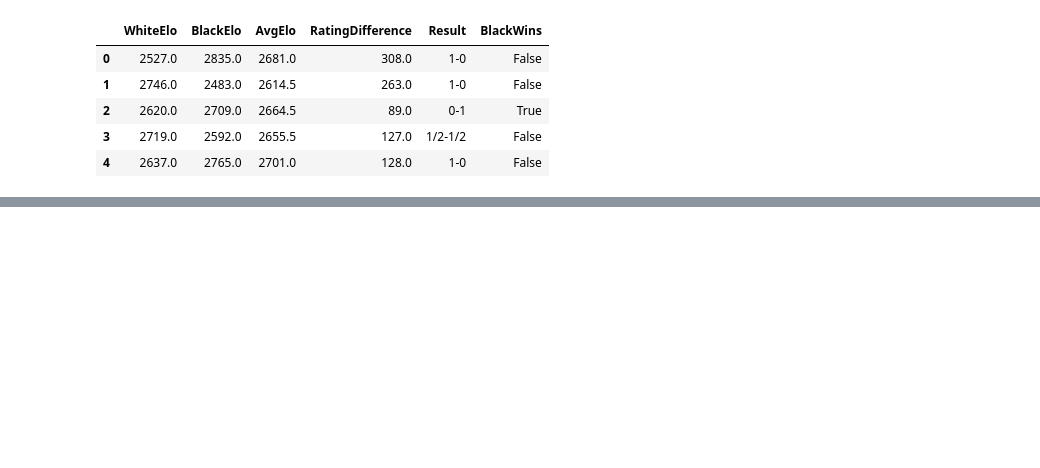
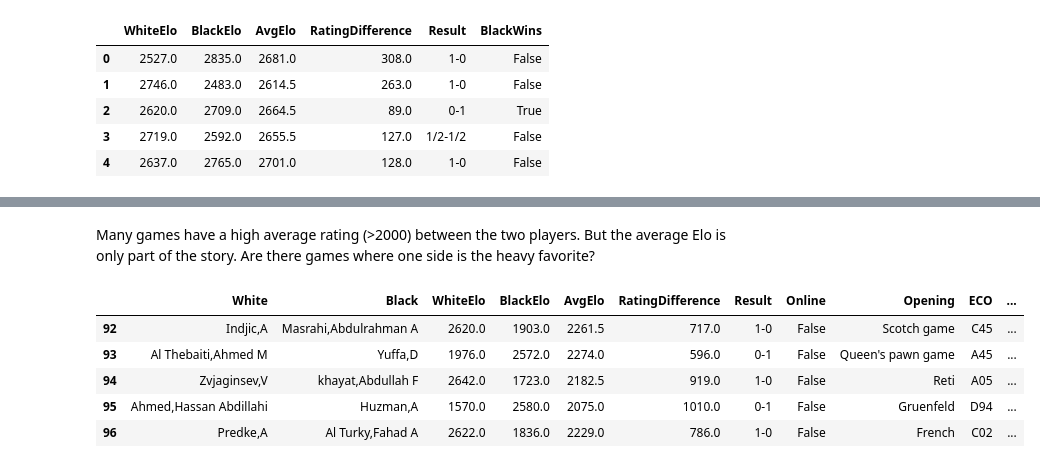
Before and after one commit to ameya932/Black-Chess-Openings-Analysis, a Jupyter notebook: Black_Openings_Chess.ipynb, the cells around one changed output, grey strips where cells are left out. Cells and saved outputs as stored; diff of their text form; code cells hidden in the pictures; blank space fills up the shorter version.

```diff
--- a/Black_Openings_Chess.ipynb
+++ b/Black_Openings_Chess.ipynb
@@ -70,0 +82,11 @@ df[important_cols].sort_values('AvgElo',ascending=False).head()
+# %% [markdown]
+Many games have a high average rating (>2000) between the two players. But the average Elo is only part of the story. Are there games where one side is the heavy favorite?
+# %%
+df[important_cols].query("RatingDifference > 500").head()
+# %% [output]
+|  | White | Black | WhiteElo | BlackElo | AvgElo | RatingDifference | Result | Online | Opening | ECO | ... |
+| 92 | Indjic,A | Masrahi,Abdulrahman A | 2620.0 | 1903.0 | 2261.5 | 717.0 | 1-0 | False | Scotch game | C45 | ... |
+| 93 | Al Thebaiti,Ahmed M | Yuffa,D | 1976.0 | 2572.0 | 2274.0 | 596.0 | 0-1 | False | Queen's pawn game | A45 | ... |
+| 94 | Zvjaginsev,V | khayat,Abdullah F | 2642.0 | 1723.0 | 2182.5 | 919.0 | 1-0 | False | Reti | A05 | ... |
+| 95 | Ahmed,Hassan Abdillahi | Huzman,A | 1570.0 | 2580.0 | 2075.0 | 1010.0 | 0-1 | False | Gruenfeld | D94 | ... |
+| 96 | Predke,A | Al Turky,Fahad A | 2622.0 | 1836.0 | 2229.0 | 786.0 | 1-0 | False | French | C02 | ... |
```
Also changed, not shown: parts of 3 cells of this notebook.
